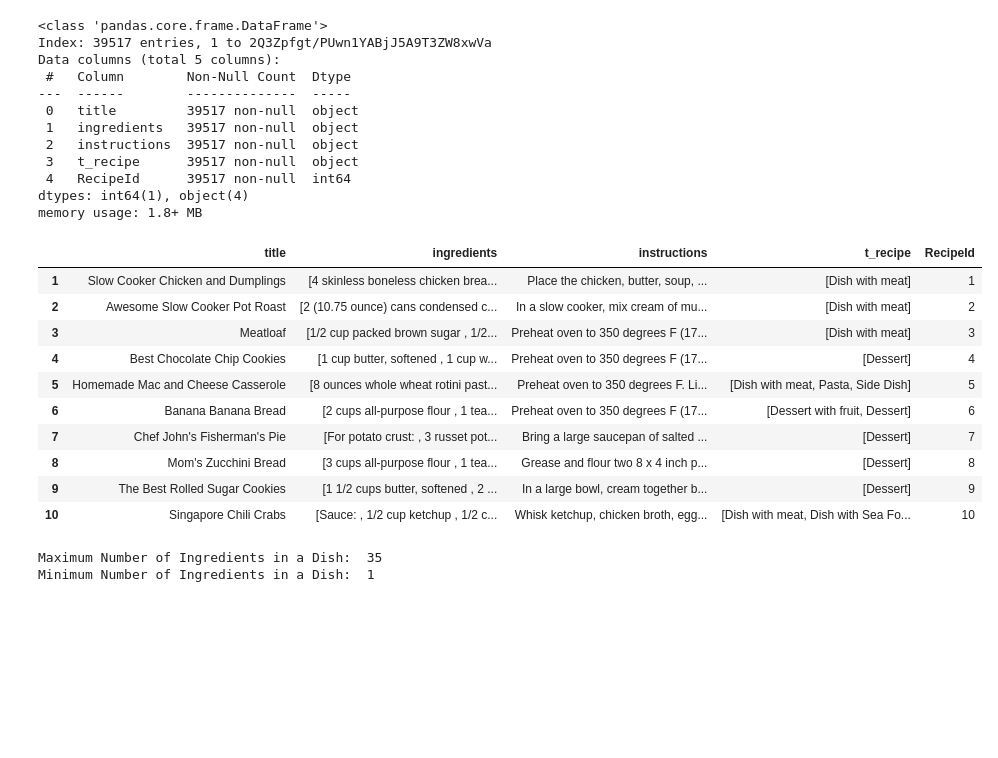
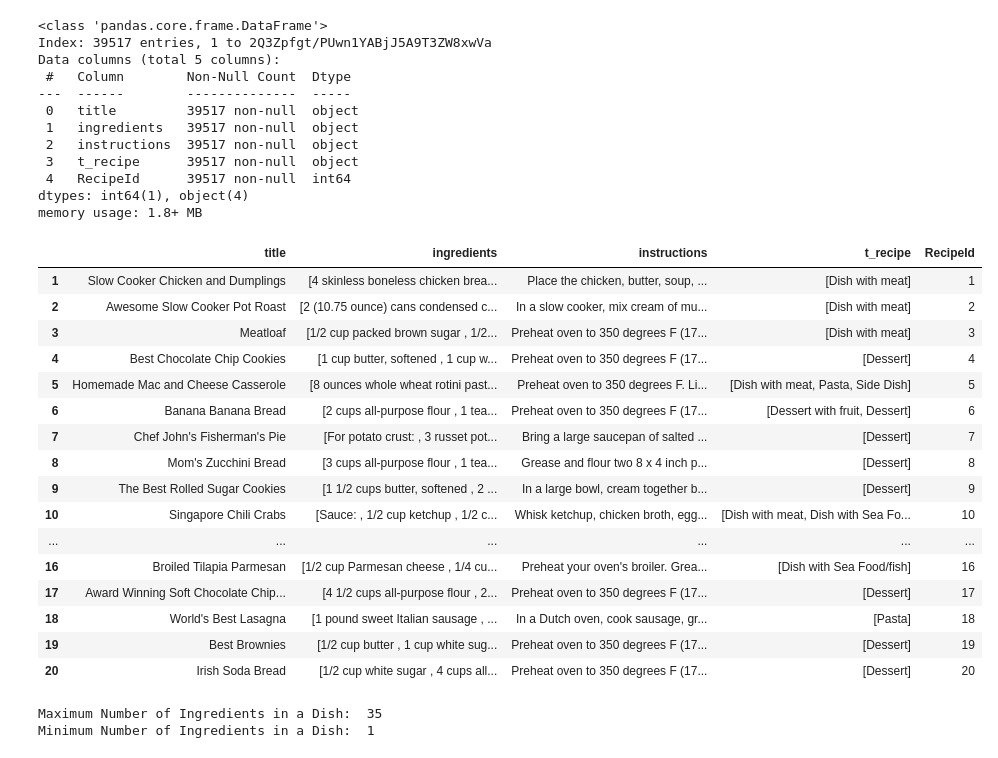
Before and after one commit to AmandinePingetPhD/Master_Recipes_Local, a Jupyter notebook: Data_recipes_modif.ipynb, the cells around one changed output. Saved outputs shown, nothing was run; the diff lists cells and outputs as text; code cells hidden in the pictures; blank space fills up the shorter version.

```diff
--- a/Data_recipes_modif.ipynb
+++ b/Data_recipes_modif.ipynb
@@ -56,19 +56,25 @@ Data columns (total 5 columns):
 dtypes: int64(1), object(4)
 memory usage: 1.8+ MB
 # %%
-Recipes_data.head(10)
+Recipes_data.head(20)
 # %% [output]
 |  | title | ingredients | instructions | t_recipe | RecipeId |
 | 1 | Slow Cooker Chicken and Dumplings | [4 skinless boneless chicken brea... | Place the chicken, butter, soup, ... | [Dish with meat] | 1 |
 | 2 | Awesome Slow Cooker Pot Roast | [2 (10.75 ounce) cans condensed c... | In a slow cooker, mix cream of mu... | [Dish with meat] | 2 |
 | 3 | Meatloaf | [1/2 cup packed brown sugar , 1/2... | Preheat oven to 350 degrees F (17... | [Dish with meat] | 3 |
 | 4 | Best Chocolate Chip Cookies | [1 cup butter, softened , 1 cup w... | Preheat oven to 350 degrees F (17... | [Dessert] | 4 |
 | 5 | Homemade Mac and Cheese Casserole | [8 ounces whole wheat rotini past... | Preheat oven to 350 degrees F. Li... | [Dish with meat, Pasta, Side Dish] | 5 |
 | 6 | Banana Banana Bread | [2 cups all-purpose flour , 1 tea... | Preheat oven to 350 degrees F (17... | [Dessert with fruit, Dessert] | 6 |
 | 7 | Chef John's Fisherman's Pie | [For potato crust: , 3 russet pot... | Bring a large saucepan of salted ... | [Dessert] | 7 |
 | 8 | Mom's Zucchini Bread | [3 cups all-purpose flour , 1 tea... | Grease and flour two 8 x 4 inch p... | [Dessert] | 8 |
 | 9 | The Best Rolled Sugar Cookies | [1 1/2 cups butter, softened , 2 ... | In a large bowl, cream together b... | [Dessert] | 9 |
 | 10 | Singapore Chili Crabs | [Sauce: , 1/2 cup ketchup , 1/2 c... | Whisk ketchup, chicken broth, egg... | [Dish with meat, Dish with Sea Fo... | 10 |
+| ... | ... | ... | ... | ... | ... |
+| 16 | Broiled Tilapia Parmesan | [1/2 cup Parmesan cheese , 1/4 cu... | Preheat your oven's broiler. Grea... | [Dish with Sea Food/fish] | 16 |
+| 17 | Award Winning Soft Chocolate Chip... | [4 1/2 cups all-purpose flour , 2... | Preheat oven to 350 degrees F (17... | [Dessert] | 17 |
+| 18 | World's Best Lasagna | [1 pound sweet Italian sausage , ... | In a Dutch oven, cook sausage, gr... | [Pasta] | 18 |
+| 19 | Best Brownies | [1/2 cup butter , 1 cup white sug... | Preheat oven to 350 degrees F (17... | [Dessert] | 19 |
+| 20 | Irish Soda Bread | [1/2 cup white sugar , 4 cups all... | Preheat oven to 350 degrees F (17... | [Dessert] | 20 |
 # %%
 print('Maximum Number of Ingredients in a Dish: ',Recipes_data['ingredients'].str.len().max())
 print('Minimum Number of Ingredients in a Dish: ',Recipes_data['ingredients'].str.len().min())
```
Also changed, not shown: parts of 5 cells of this notebook.
